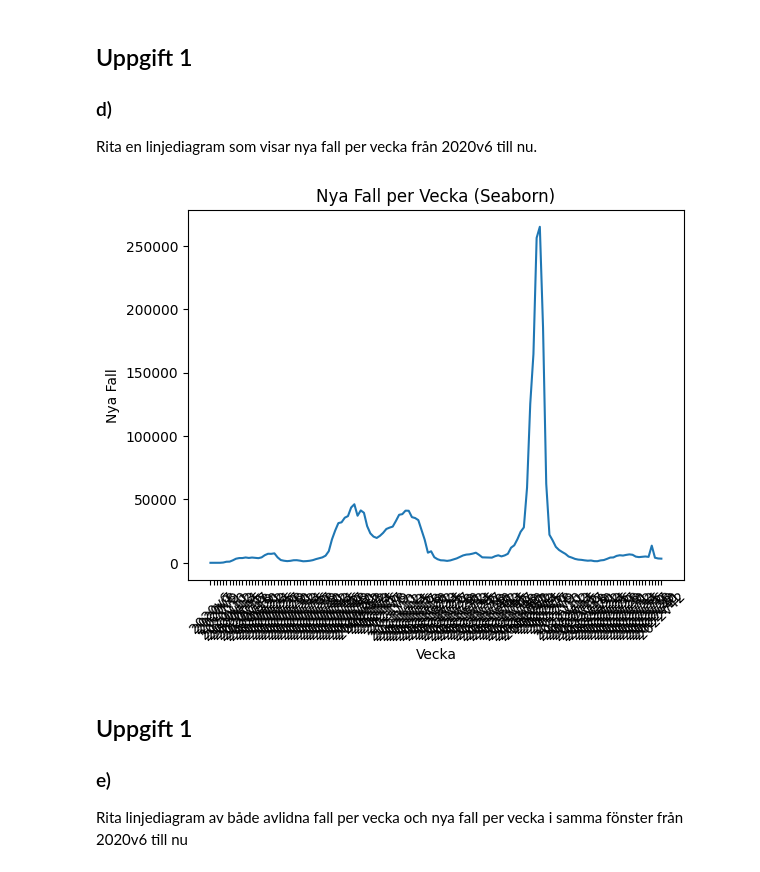
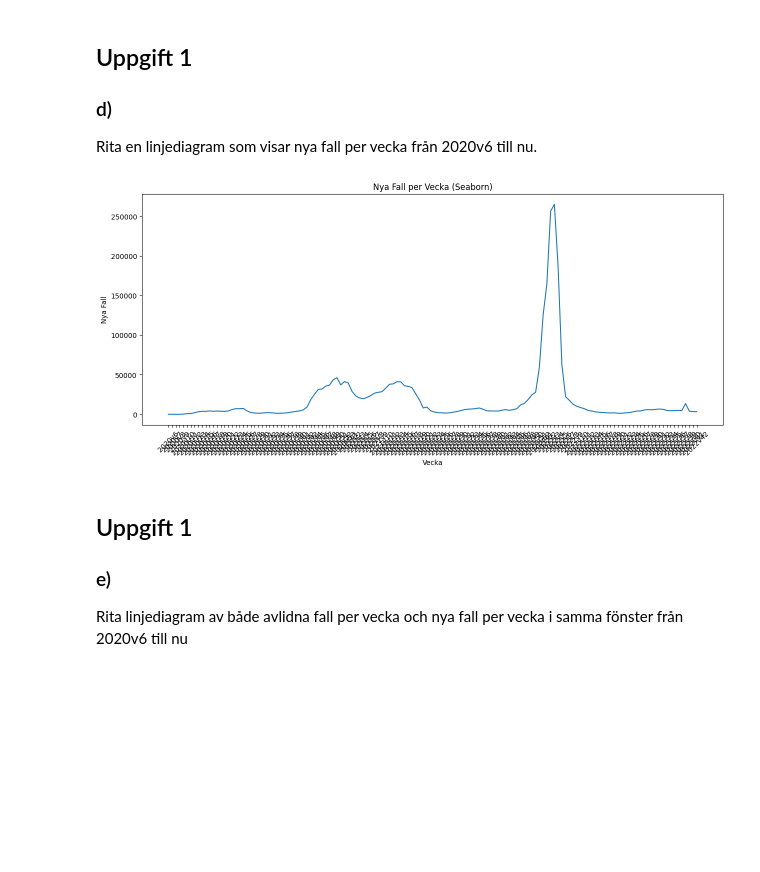
Before and after one commit to Wessnom/DataProcessing-Alexander-Wessner, a Jupyter notebook: Labb/Uppgift_1.ipynb, the cells around one changed output. Cells and saved outputs as stored; diff of their text form; code cells hidden in the pictures; blank space fills up the shorter version.

```diff
--- a/Labb/Uppgift_1.ipynb
+++ b/Labb/Uppgift_1.ipynb
@@ -170,20 +173,24 @@ Rita en linjediagram som visar nya fall per vecka från 2020v6 till nu.
 # %%
 # Har svårt att formatera seaborn till att visa veckor på ett snyggt sätt..
 
 # Seaborn
+
+plt.figure(figsize=(15, 6))
+
 sns.lineplot(x='Vecka', y='Antal_fall_vecka', data=covid_data)
 plt.title('Nya Fall per Vecka (Seaborn)')
 plt.xlabel('Vecka')
 plt.ylabel('Nya Fall')
 plt.xticks(rotation=45)
 plt.show()
 
 # Plotly Express
 
 fig_px_new_cases = px.line(covid_data, x='Vecka', y='Antal_fall_vecka', title='Nya fall per vecka (Plotly Express)')
 fig_px_new_cases.show()
+fig_px.write_html("../Labb/Visualiseringar/Nya_fall_per_vecka_plotly.html")
 # %% [output]
-[figure, old version]
+[figure, new version]
 # %% [markdown]
 ## Uppgift 1
 ### e)
```
Also changed, not shown: parts of 4 cells of this notebook.
